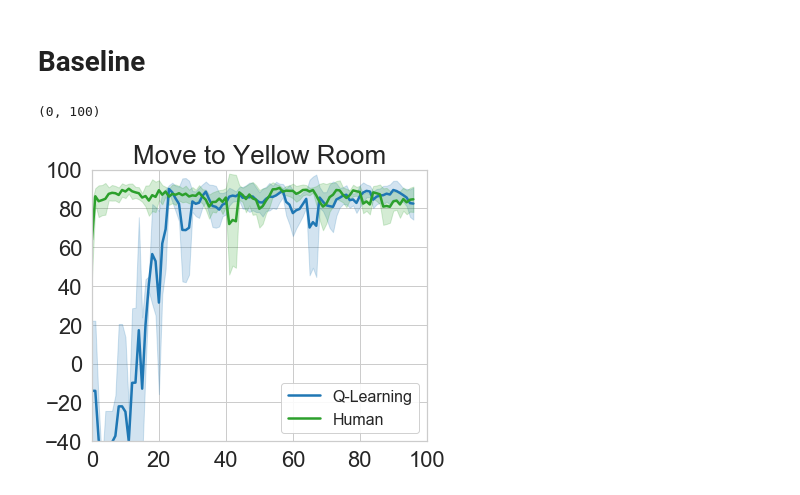
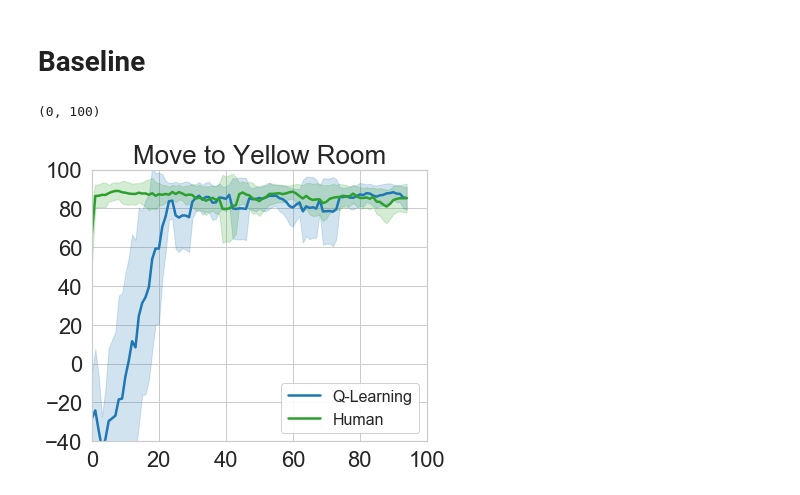
Before and after one commit to kadysongbb/efficient-wpo, a Jupyter notebook: tabular/grid_view_training.ipynb, the cells around one changed output. Cells and saved outputs as stored; diff of their text form; code cells hidden in the pictures.

```diff
--- a/tabular/grid_view_training.ipynb
+++ b/tabular/grid_view_training.ipynb
@@ -189,26 +191,28 @@ def find_baseline_moving_avg(file_list, window_size):
         return smoothed_avg, smoothed_avg-smoothed_std, smoothed_avg+smoothed_std
 # %%
 q_learning_log_name = ['./log_files/GridWorld-q-learning/1610621904.212886.csv', './log_files/GridWorld-q-learning/1610621963.719276.csv',
-                       './log_files/GridWorld-q-learning/1610622971.841064.csv']
+                       './log_files/GridWorld-q-learning/1610622971.841064.csv', './log_files/GridWorld-q-learning/1610623929.645105.csv',
+                       './log_files/GridWorld-q-learning/1610624213.111349.csv']
 q_learning_human_log_name = ['./log_files/GridWorld-q-learning-human/1610621943.9203851.csv', './log_files/GridWorld-q-learning-human/1610621957.896211.csv',
-                             './log_files/GridWorld-q-learning-human/1610622976.264647.csv']
+                             './log_files/GridWorld-q-learning-human/1610622976.264647.csv', './log_files/GridWorld-q-learning-human/1610623933.438024.csv',
+                             './log_files/GridWorld-q-learning-human/1610624216.214272.csv']
 
-window_size = 3
+window_size = 5
 moving_average = find_baseline_moving_avg(q_learning_log_name, window_size)
 plt.plot(np.arange(len(moving_average[0])), moving_average[0], label='Q-Learning', linewidth = 2.5, color = 'tab:blue')
 plt.fill_between(np.arange(len(moving_average[0])), moving_average[1], moving_average[2], alpha=0.2, color = 'tab:blue')
 
 moving_average = find_baseline_moving_avg(q_learning_human_log_name, window_size)
 plt.plot(np.arange(len(moving_average[0])), moving_average[0], label='Human', linewidth = 2.5, color = 'tab:green')
 plt.fill_between(np.arange(len(moving_average[0])), moving_average[1], moving_average[2], alpha=0.2, color = 'tab:green')
 
 plt.title('Move to Yellow Room', fontsize = 26)
 plt.rcParams["legend.framealpha"] = 0.9
 plt.legend(fontsize=16, loc='lower right')
 plt.xticks(fontsize=22)
 plt.yticks(fontsize=22)
 plt.ylim([-40, 100])
 plt.xlim([0, 100])
 # %% [output]
 (0, 100)
-[figure, old version]
+[figure, new version]
```
Also changed, not shown: parts of 2 cells of this notebook, 5 other files.
